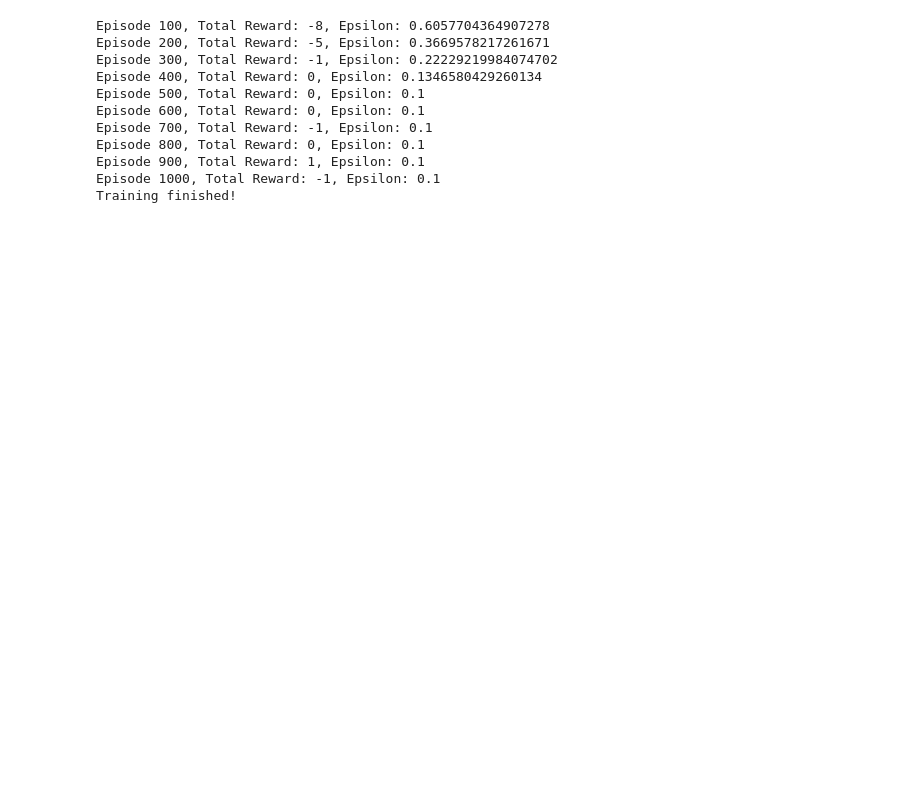
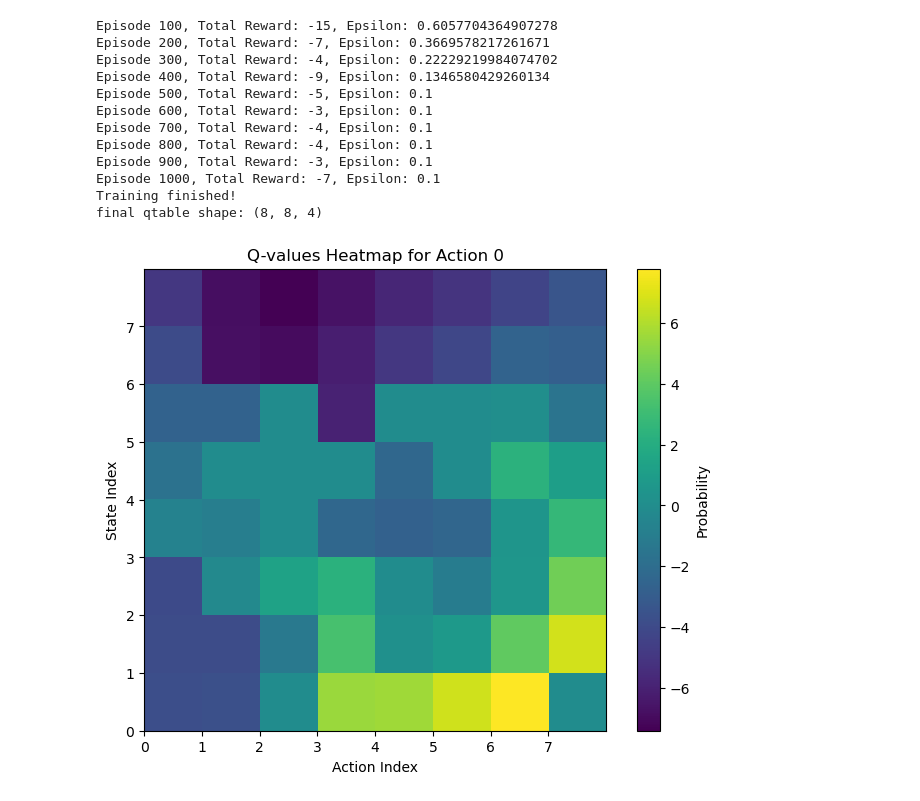
Before and after one commit to hissain/mlworks, a Jupyter notebook: codes/RL_from_real_scratch.ipynb, the cells around one changed output. Drawn from its saved outputs; the diff is of its cells as text; code cells hidden in the pictures; blank space fills up the shorter version.

```diff
--- a/codes/RL_from_real_scratch.ipynb
+++ b/codes/RL_from_real_scratch.ipynb
@@ -173,6 +173,31 @@ class GridWorldEnv(gym.Env):
         plt.title(f"Agent at {self.current_pos}, Goal at {self.goal_pos}")
         plt.show()
 
+def plot_q_table(q_table, action_index):
+    # Extract the Q-values for the specified action index
+    q_values = q_table[:, :, action_index]
+
+    # Normalize the Q-values to get probabilities (if needed)
+    # Here we assume Q-values are already in the range [0, 1]
+    # Otherwise, you can use:
+    # q_values = (q_values - np.min(q_values)) / (np.max(q_values) - np.min(q_values))
+
+    plt.figure(figsize=(8, 6))
+
+    # Plotting the heatmap
+    plt.imshow(q_values, cmap='viridis', origin='upper', extent=[0, n, 0, n])
+    plt.colorbar(label='Probability')
+
+    # Set axis labels and title
+    plt.xlabel('Action Index')
+    plt.ylabel('State Index')
+    plt.title(f'Q-values Heatmap for Action {action_index}')
+    plt.xticks(np.arange(n))
+    plt.yticks(np.arange(n))
+    plt.grid(False)  # Disable grid for better visibility
+
+    plt.show()
+
 # Define policy
 def run_policy(env, q_table):
     state = env.reset()
@@ -185,10 +210,10 @@ def run_policy(env, q_table):
     env.show_final()
 # %%
 # Define grid size and blocked cells percentage
-n = 6
+n = 8
 start_pos = (0, 0)
 goal_pos = (n-1, n-1)
-block_percentage = 20
+block_percentage = 15
 
 env = GridWorldEnv(n=n, start_pos=start_pos, goal_pos=goal_pos, block_percentage=block_percentage)
 
@@ -200,7 +225,7 @@ epsilon = 1.0  # Exploration rate
 epsilon_min = 0.1
 epsilon_decay = 0.995
 num_episodes = 1000
-max_steps = 500
+max_steps = 300
 
 # Q-learning algorithm
 for episode in range(num_episodes):
@@ -233,18 +258,25 @@ for episode in range(num_episodes):
         print(f"Episode {episode + 1}, Total Reward: {total_reward}, Epsilon: {epsilon}")
 
 print("Training finished!")
+print("final qtable shape:", q_table.shape)
 # %% [output]
-Episode 100, Total Reward: -8, Epsilon: 0.6057704364907278
-Episode 200, Total Reward: -5, Epsilon: 0.3669578217261671
-Episode 300, Total Reward: -1, Epsilon: 0.22229219984074702
-Episode 400, Total Reward: 0, Epsilon: 0.1346580429260134
-Episode 500, Total Reward: 0, Epsilon: 0.1
-Episode 600, Total Reward: 0, Epsilon: 0.1
-Episode 700, Total Reward: -1, Epsilon: 0.1
-Episode 800, Total Reward: 0, Epsilon: 0.1
-Episode 900, Total Reward: 1, Epsilon: 0.1
-Episode 1000, Total Reward: -1, Epsilon: 0.1
+Episode 100, Total Reward: -15, Epsilon: 0.6057704364907278
+Episode 200, Total Reward: -7, Epsilon: 0.3669578217261671
+Episode 300, Total Reward: -4, Epsilon: 0.22229219984074702
+Episode 400, Total Reward: -9, Epsilon: 0.1346580429260134
+Episode 500, Total Reward: -5, Epsilon: 0.1
+Episode 600, Total Reward: -3, Epsilon: 0.1
+Episode 700, Total Reward: -4, Epsilon: 0.1
+Episode 800, Total Reward: -4, Epsilon: 0.1
+Episode 900, Total Reward: -3, Epsilon: 0.1
+Episode 1000, Total Reward: -7, Epsilon: 0.1
 Training finished!
+final qtable shape: (8, 8, 4)
+# %%
+# Plot the Q-table for action index 0 (you can change this to 1 or 2 for other actions)
+plot_q_table(q_table, action_index=0)
+# %% [output]
+[figure, added]
 # %%
 # Test the trained agent
 run_policy(env, q_table)
```
Also changed, not shown: parts of 1 cell of this notebook.
